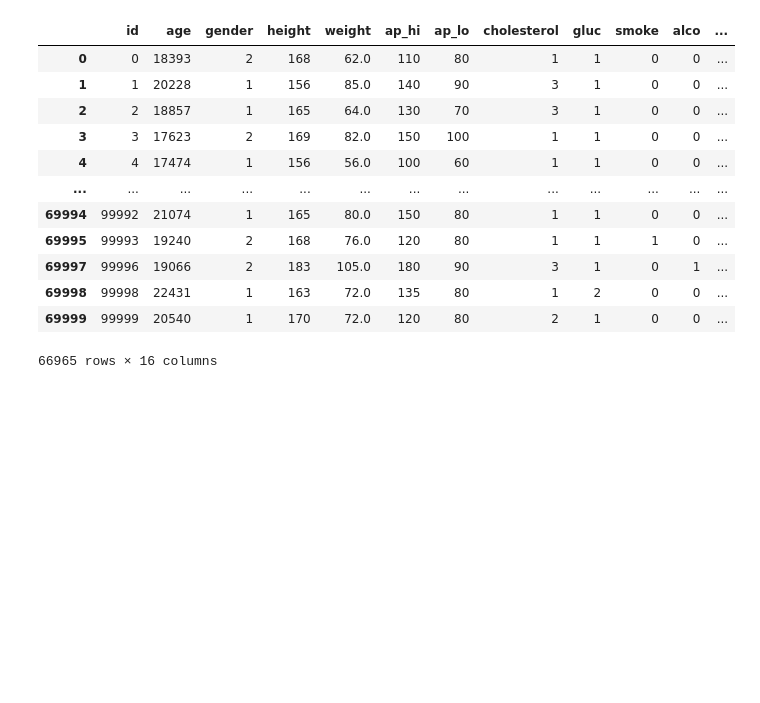
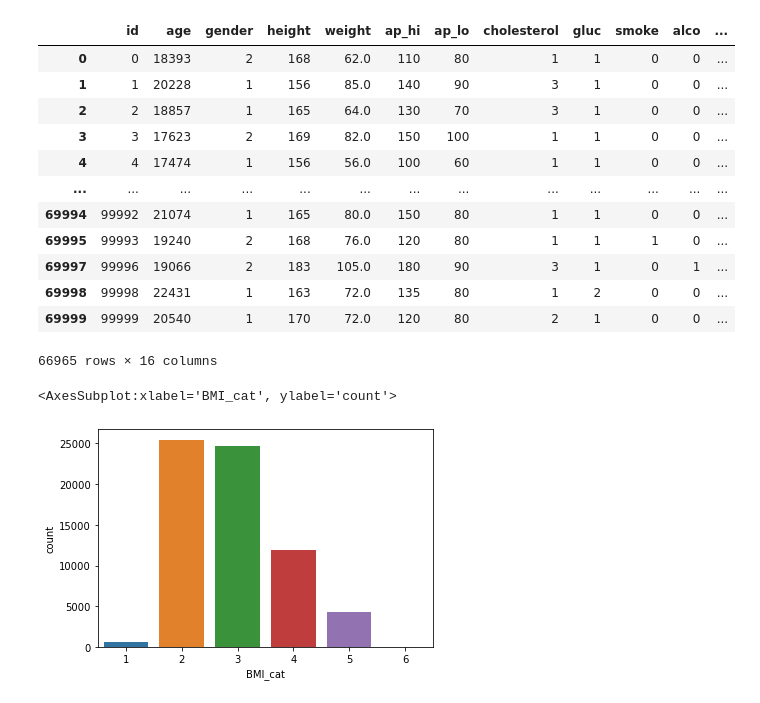
Before and after one commit to Lelelass/Machine-learning-Lassarade, a Jupyter notebook: labb_1/2-0-0.ipynb, the cells around one changed output. Saved outputs shown, nothing was run; the diff lists cells and outputs as text; code cells hidden in the pictures; blank space fills up the shorter version.

```diff
--- a/labb_1/2-0-0.ipynb
+++ b/labb_1/2-0-0.ipynb
@@ -132,8 +132,12 @@ def bmi_cat(bmi):
         cat = 2
     elif 25 <= bmi < 30:
         cat = 3
+    elif 30 <= bmi < 35:
+        cat = 4
+    elif 35 <= bmi < 40:
+        cat = 5
     else:
-        cat = 4
+        cat = 6
     return cat
 
 df_cardio['BMI_cat'] = df_cardio.apply(lambda row : bmi_cat(row.BMI), axis = 1)
@@ -152,3 +156,8 @@ df_cardio
 | 69998 | 99998 | 22431 | 1 | 163 | 72.0 | 135 | 80 | 1 | 2 | 0 | 0 | ... |
 | 69999 | 99999 | 20540 | 1 | 170 | 72.0 | 120 | 80 | 2 | 1 | 0 | 0 | ... |
 66965 rows × 16 columns
+# %%
+sns.countplot(df_cardio['BMI_cat'])
+# %% [output]
+<AxesSubplot:xlabel='BMI_cat', ylabel='count'>
+[figure, added]
```
Also changed, not shown: parts of 2 cells of this notebook.
